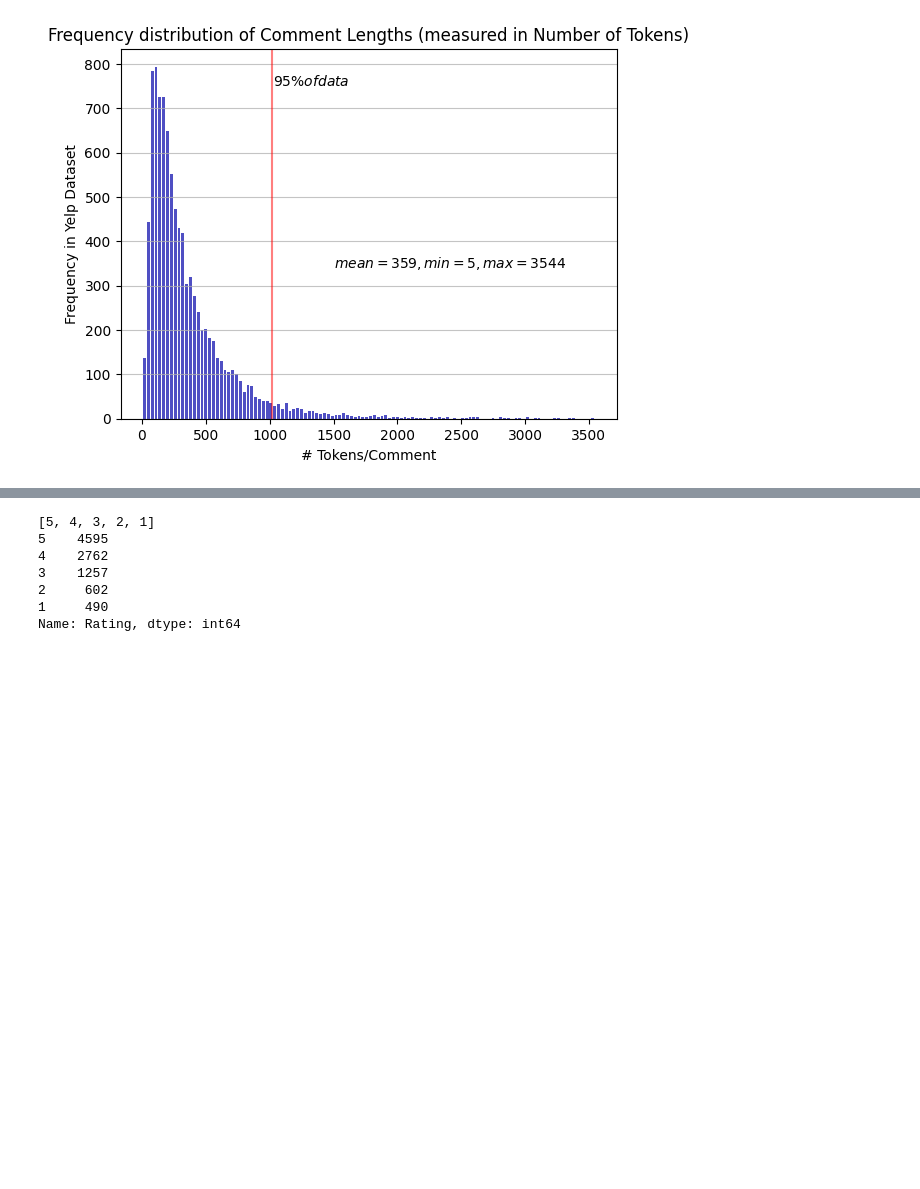
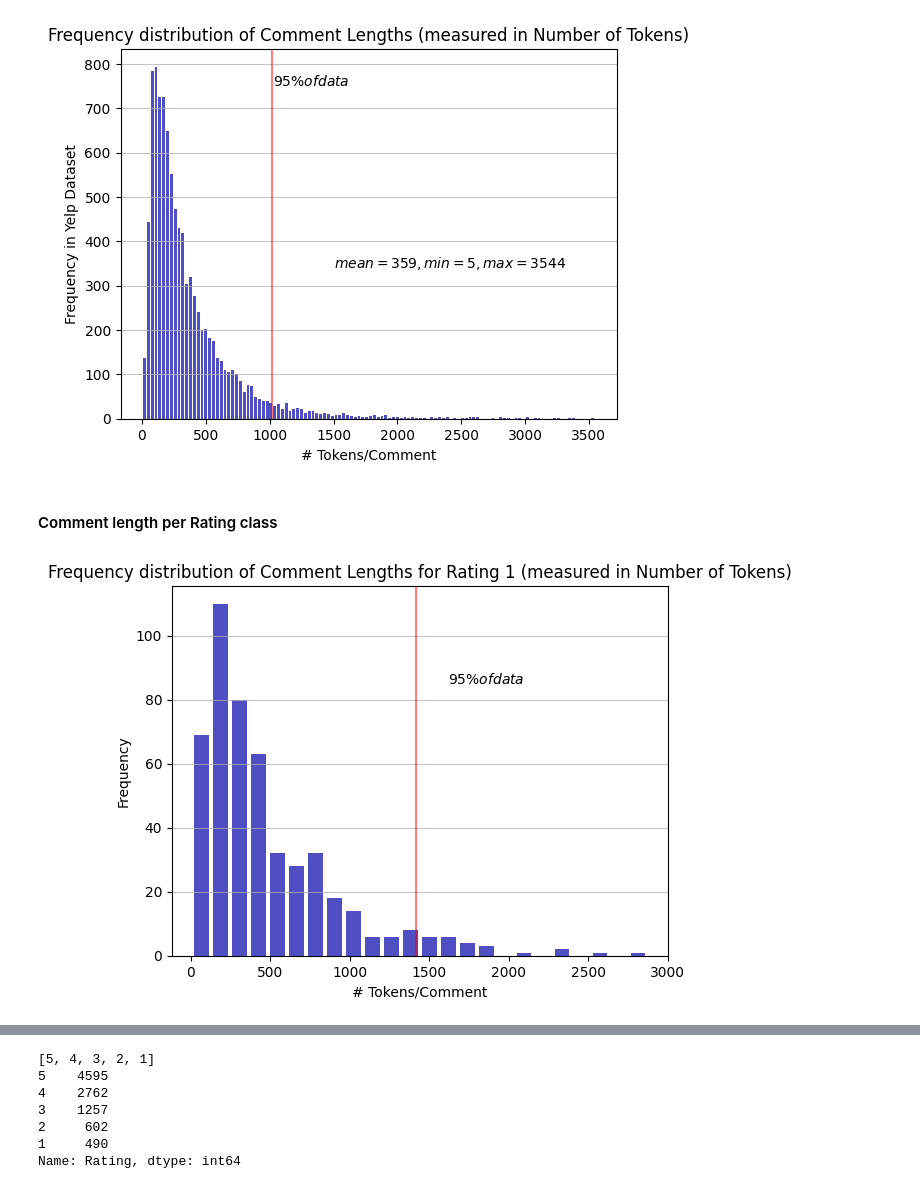
Before and after one commit to anagarlau/yelp-rating-predictor, a Jupyter notebook: 2_text_preprocessing/Data_Cleaning.ipynb, the cells around one changed output, grey strips where cells are left out. Saved outputs shown, nothing was run; the diff lists cells and outputs as text; code cells hidden in the pictures; blank space fills up the shorter version.

Commit message:
add histogramme comment length per rating class

```diff
--- a/2_text_preprocessing/Data_Cleaning.ipynb
+++ b/2_text_preprocessing/Data_Cleaning.ipynb
@@ -248,18 +248,19 @@ Name: Lemmatized_Comment, dtype: object
 # %%
 import numpy as np
 # Get subset Datasets per Rating class for plots by class
+# Count number of tokens per Comment
 yelp = pd.read_csv('cleaned_data_yelp.csv')
-yelp1 =yelp[yelp.Rating==1]
-yelp2 =yelp[yelp.Rating==2]
-yelp3 =yelp[yelp.Rating==3]
-yelp4 =yelp[yelp.Rating==4]
-yelp5 =yelp[yelp.Rating==5]
-
-# Count number of tokens per Comment
 def compute_length(text):
     length_in_tokens = len(text)
     return length_in_tokens
 yelp['Number_Tokens']= yelp['Tokenized_Comment'].apply(lambda x: compute_length(x))
+
+
+yelp1 =pd.DataFrame(yelp[yelp.Rating==1])
+yelp2 =pd.DataFrame(yelp[yelp.Rating==2])
+yelp3 =pd.DataFrame(yelp[yelp.Rating==3])
+yelp4 =pd.DataFrame(yelp[yelp.Rating==4])
+yelp5 =pd.DataFrame(yelp[yelp.Rating==5])
 # %%
 # Get descriptive stats from Comment length
 yelp['Number_Tokens'].describe()
@@ -293,3 +294,22 @@ maxfreq = n.max()
 # Set a clean upper y-axis limit.
 # %% [output]
 [figure]
+# %% [markdown]
+#### Comment length per Rating class
+# %%
+## Create Plot for Rating 1
+
+n, bins, patches = plt.hist(x=yelp1.Number_Tokens, bins='auto', color='#0504aa',alpha=0.7, rwidth=0.75)
+
+plt.grid(axis='y', alpha=0.75)
+plt.xlabel('# Tokens/Comment')
+
+q95= yelp1['Number_Tokens'].quantile(q=0.95)
+plt.axvline(q95, color='red',alpha=0.5)
+plt.text(q95+200, 85, r'$95 \% of data$')
+
+plt.ylabel('Frequency')
+plt.title('Frequency distribution of Comment Lengths for Rating 1 (measured in Number of Tokens)')
+maxfreq = n.max()
+# %% [output]
+[figure, added]
```
Also changed, not shown: parts of 4 cells of this notebook.
